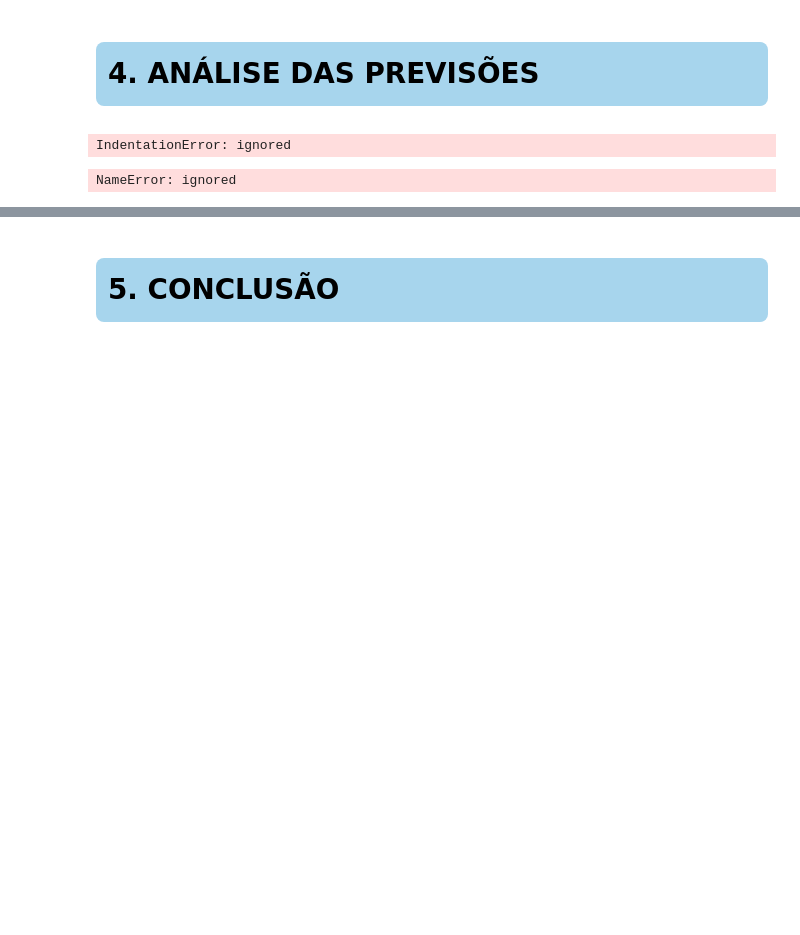
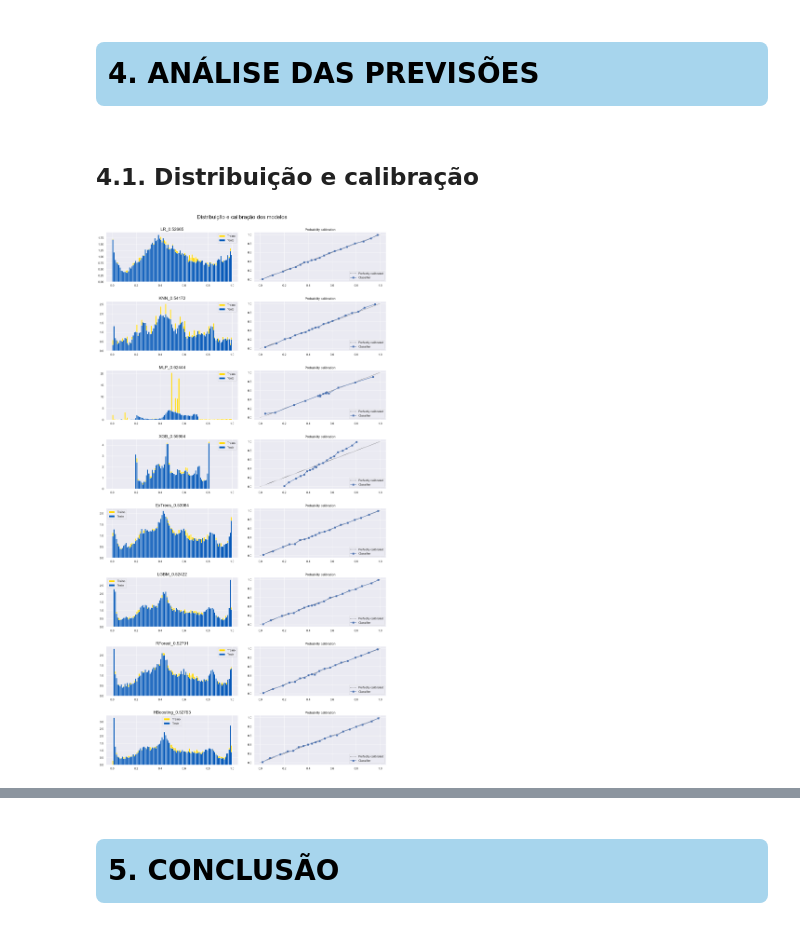
Before and after one commit to rogeriodelfim/Competicoes, a Jupyter notebook: Kaggle/Tabular Playground Series/2022/10 - Novembro/01. EDA.ipynb, the cells around one changed output, grey strips where cells are left out. Cells and saved outputs as stored; diff of their text form; code cells hidden in the pictures; blank space fills up the shorter version.

```diff
--- a/Kaggle/Tabular Playground Series/2022/10 - Novembro/01. EDA.ipynb
+++ b/Kaggle/Tabular Playground Series/2022/10 - Novembro/01. EDA.ipynb
@@ -1213,3 +1224,8 @@ def plot_oof_histogram(name, oof):
+# %%
+feature_indices_problem_lloss = [i for (i,c) in enumerate(df2_train.columns[:-1]) if
+                                 (df2_train[c].min()<0) or (df2_train[c].max()>1)]
+
+feature_drop = df2_train.iloc[:,feature_indices_problem_lloss].columns.to_list()
 # %%
 %%time
 
@@ -1824,17 +1646,3 @@ NameError: ignored
 <div style="color:white;border-radius:8px;background-color:#a7d5ed">
     <h1 style="padding:12px;color:black;"> 4. ANÁLISE DAS PREVISÕES </h1>
 </div>
-# %%
- _, (ax1, ax2) = plt.subplots(1, 2, figsize=(20, 4))
-    ax1.hist(oof, range=(0, 1), bins=100, density=True, color='#ffd700')
-    ax1.set_title(f"{name} ")
-    ax1.set_facecolor('#0057b8') # blue
-
-    CalibrationDisplay.from_predictions(y, oof, n_bins=20,strategy='quantile', ax=ax2,
-                                        color='#ffd700')
-
-    ax2.set_title('Probability calibration')
-    ax2.set_facecolor('#0057b8') # blue
-    ax2.legend('', frameon=False)
-# %% [output]
-IndentationError: ignored
@@ -1843,21 +1648,0 @@ df_pred_ts
-# %%
-cols = df_pred_tr.columns
-row  = int(len(cols))
-ii   = 1
-iii  = 2
-
-plt.figure(figsize=(16,4))
-
-for i, col in enumerate(cols):
-    plt.subplot(row,2,ii)
-    plt.hist(df_pred_tr[col], range=(0, 1), bins=100, density=True, color='r', label='Traino')
-    plt.hist(df_pred_ts[col], range=(0, 1), bins=100, density=True,color='b', label='Teste')
-    plt.title(col)
-    plt.tight_layout(pad=1.0)
-    plt.legend();
-
-    plt.subplot(row,2,iii)
-    ii +=2
-    iii+=2
-# %% [output]
-NameError: ignored
@@ -1865,0 +1649,23 @@ df_pred_ts = jb.load(path+path_data+'pkl/df_pred_ts.pkl.z')
+# %% [markdown]
+## 4.1. Distribuição e calibração
+# %%
+cols = df_pred_tr.columns
+row  = int(len(cols))
+
+fig, axs = plt.subplots(row, 2, figsize=(16, 30))
+
+for i, col in enumerate(cols):
+    axs[i][0].hist(df_pred_tr[col], range=(0, 1), bins=100, density=True, color='#ffd700', label='Traino')
+    axs[i][0].hist(df_pred_ts[col], range=(0, 1), bins=100, density=True, color='#0057b8', label='Teste')
+    axs[i][0].set_title(col, fontsize=16)
+    axs[i][0].legend()
+
+    CalibrationDisplay.from_predictions(y, df_pred_tr[col], ax=axs[i][1], n_bins=20, strategy='quantile', color='b')
+    axs[i][1].set_title('Probability calibration')
+    axs[i][1].set_xlabel('')
+    axs[i][1].set_ylabel('')
+
+plt.suptitle('Distribuição e calibração dos modelos', fontsize=20)
+plt.tight_layout(pad=3.0);
+# %% [output]
+[figure, added]
```
Also changed, not shown: parts of 45 cells of this notebook.
